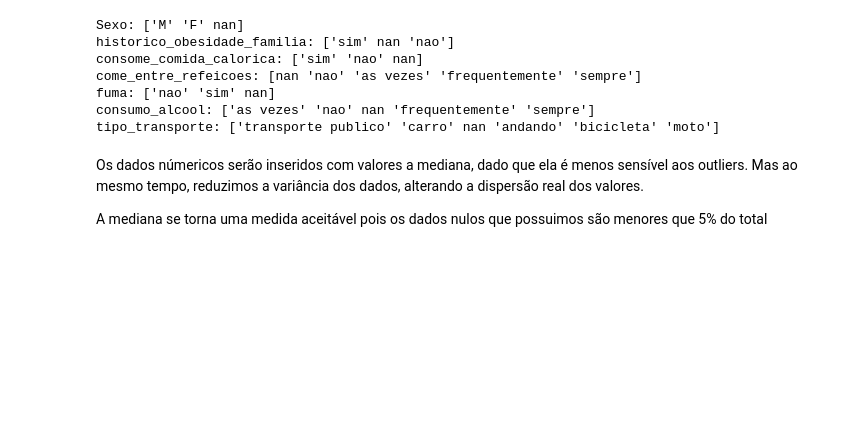
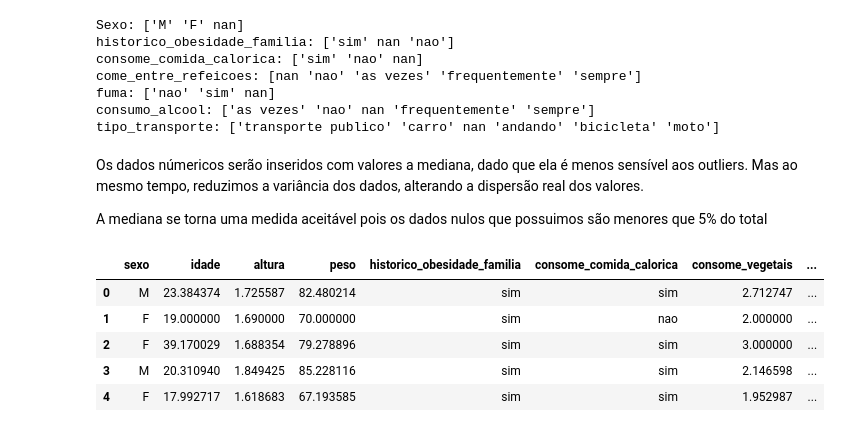
Before and after one commit to EvaristoGabriel/Mineiracao_Dados, a Jupyter notebook: main.ipynb, the cells around one changed output. Cells and saved outputs as stored; diff of their text form; code cells hidden in the pictures; blank space fills up the shorter version.

```diff
--- a/main.ipynb
+++ b/main.ipynb
@@ -136,0 +127,9 @@ Y = df['sexo']
+# %%
+df.head(5)
+# %% [output]
+|  | sexo | idade | altura | peso | historico_obesidade_familia | consome_comida_calorica | consome_vegetais | ... |
+| 0 | M | 23.384374 | 1.725587 | 82.480214 | sim | sim | 2.712747 | ... |
+| 1 | F | 19.000000 | 1.690000 | 70.000000 | sim | nao | 2.000000 | ... |
+| 2 | F | 39.170029 | 1.688354 | 79.278896 | sim | sim | 3.000000 | ... |
+| 3 | M | 20.310940 | 1.849425 | 85.228116 | sim | sim | 2.146598 | ... |
+| 4 | F | 17.992717 | 1.618683 | 67.193585 | sim | sim | 1.952987 | ... |
```
Also changed, not shown: parts of 15 cells of this notebook.
